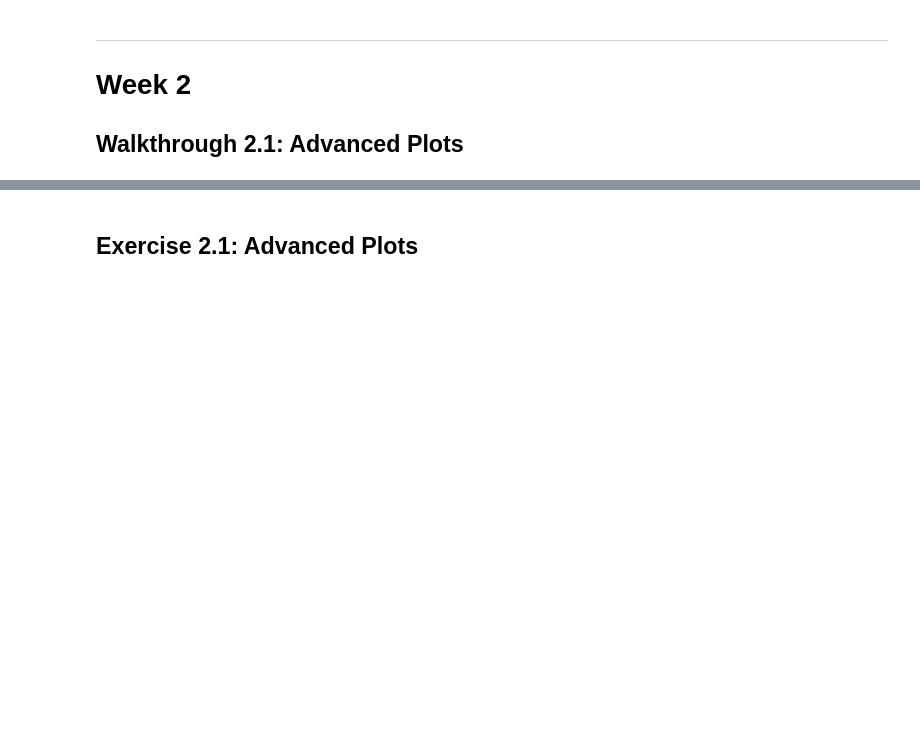
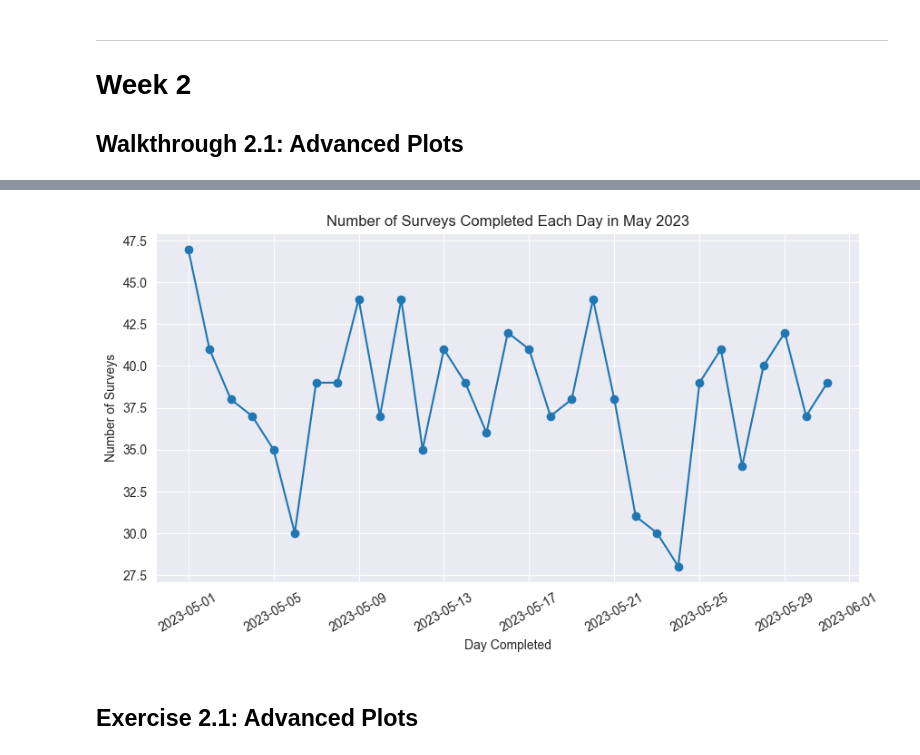
Before and after one commit to ismayc/oreilly-fundamentals-of-statistics-with-python, a Jupyter notebook: exercises-2025-02.ipynb, the cells around one changed output, grey strips where cells are left out. Drawn from its saved outputs; the diff is of its cells as text; code cells hidden in the pictures; blank space fills up the shorter version.

```diff
--- a/exercises-2025-02.ipynb
+++ b/exercises-2025-02.ipynb
@@ -367,10 +379,22 @@ sns.set_style("darkgrid")
 # %%
 # Time series plot
-
+data_dev_survey['survey_completion_date'] = pd.to_datetime(data_dev_survey['survey_completion_date'])
 
 # Count the number of surveys completed each day
+daily_counts = data_dev_survey['survey_completion_date']\
+                .value_counts()\
+                .sort_index()
+daily_counts
 
 # Plot the counts as a line chart
+plt.plot(daily_counts.index, daily_counts.values, marker='o')
+plt.title('Number of Surveys Completed Each Day in May 2023')
+plt.xlabel('Day Completed')
+plt.ylabel('Number of Surveys')
+plt.xticks(rotation=30);
+plt.show();
+# %% [output]
+[figure, added]
 # %% [markdown]
 ## Exercise 2.1: Advanced Plots
 # %%
```
Also changed, not shown: parts of 10 cells of this notebook, 1 other file.
